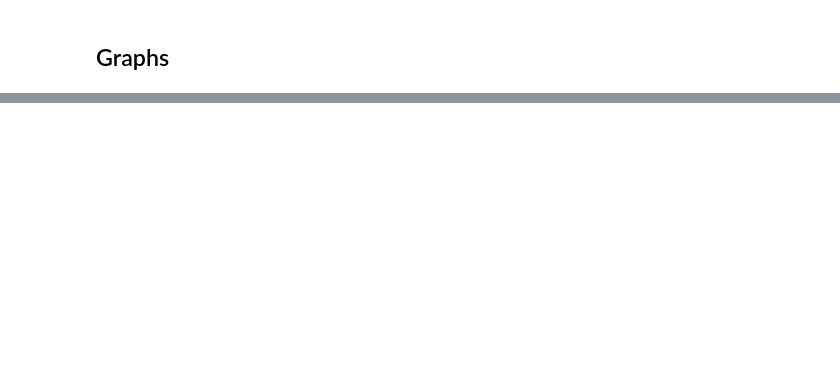
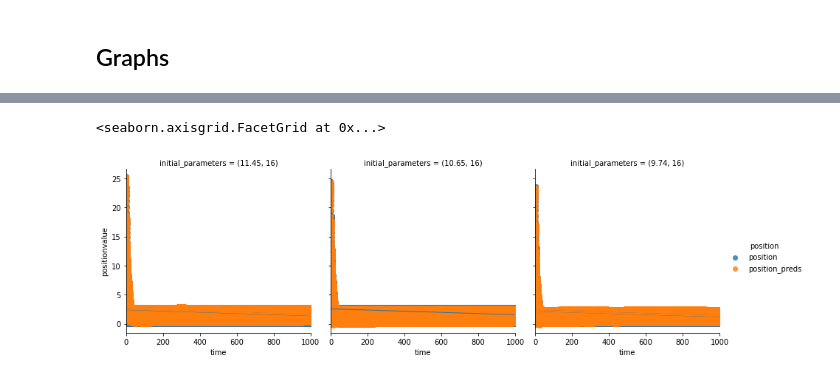
Before and after one commit to runnily/3095-Simulations-of-hybrid-systems-using-neural-networks, a Jupyter notebook: plots/hybrid systems/bouncing ball.ipynb, the cells around one changed output, grey strips where cells are left out. Saved outputs shown, nothing was run; the diff lists cells and outputs as text; code cells hidden in the pictures; blank space fills up the shorter version.

```diff
--- a/plots/hybrid systems/bouncing ball.ipynb
+++ b/plots/hybrid systems/bouncing ball.ipynb
@@ -145,0 +268,7 @@ g.add_legend()
+# %%
+g = sns.FacetGrid(hue(testing_and_predictions, ["position"]), col_wrap=3, height = 4, col="initial_parameters", hue="position")
+g.map(sns.regplot, "time", "positionvalue", ci=None)
+g.add_legend()
+# %% [output]
+<seaborn.axisgrid.FacetGrid at 0x...>
+[figure, added]
```
Also changed, not shown: parts of 49 cells of this notebook, 22 other files.
